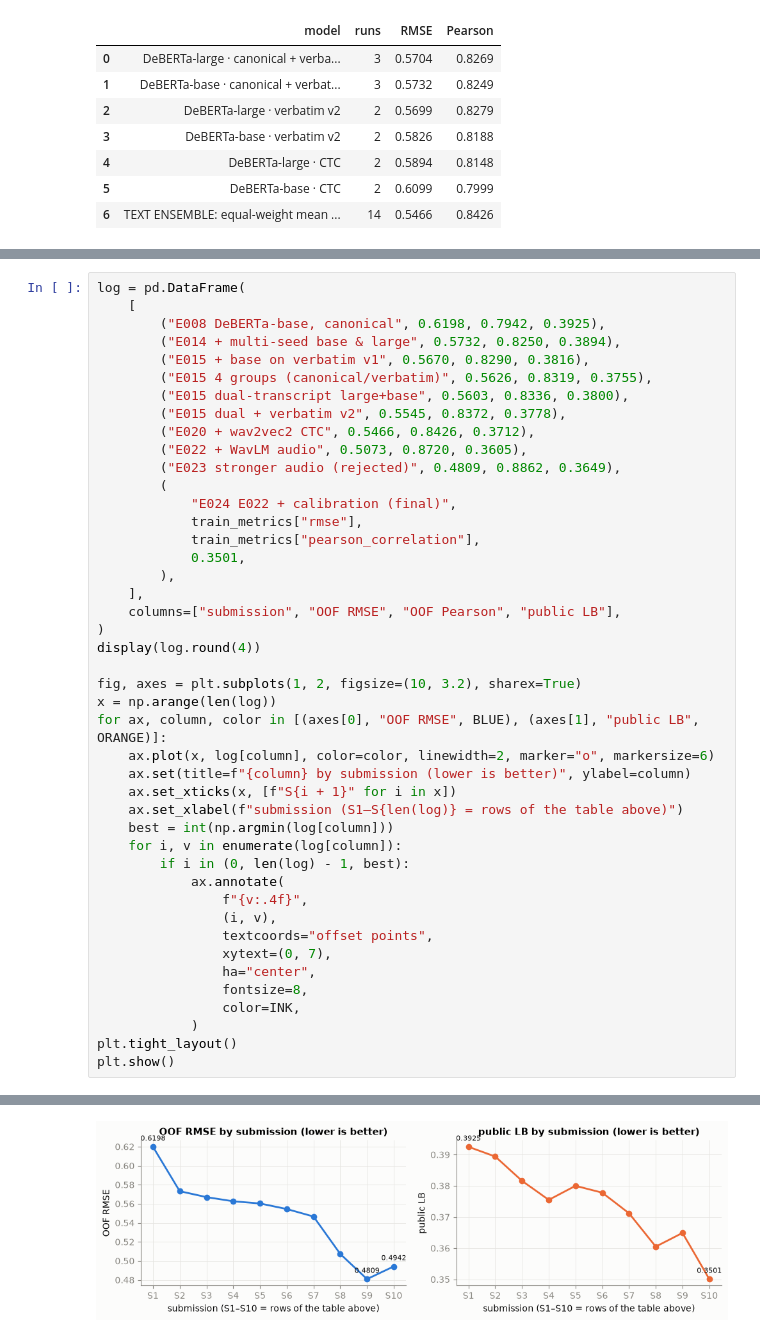
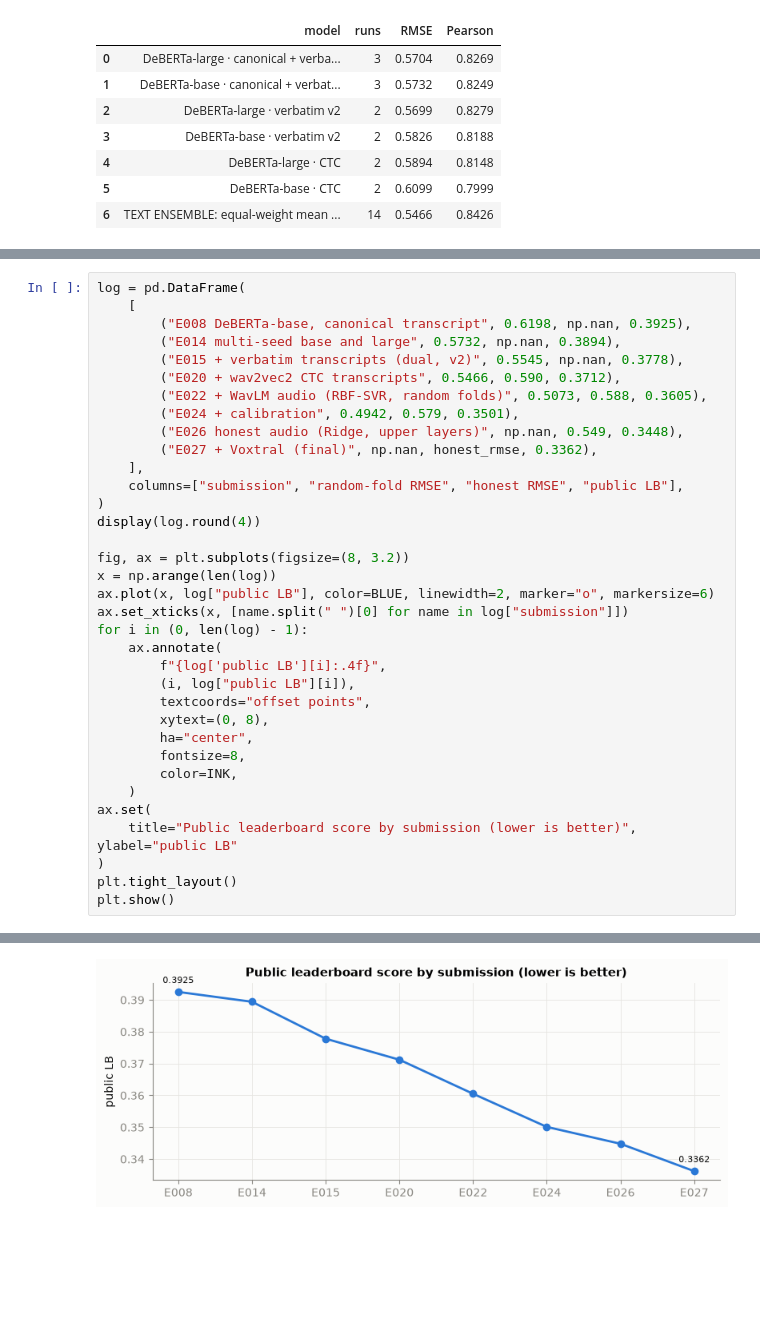
Before and after one commit to lijoraju/grammar-scoring, a Jupyter notebook: notebooks/03_final_submission.ipynb, the cells around one changed output, grey strips where cells are left out. Drawn from its saved outputs; the diff is of its cells as text; blank space fills up the shorter version.

```diff
--- a/notebooks/03_final_submission.ipynb
+++ b/notebooks/03_final_submission.ipynb
@@ -600,45 +642,36 @@ and move by a few thousandths from noise alone, so model choices were made on OO
 # %%
 log = pd.DataFrame(
     [
-        ("E008 DeBERTa-base, canonical", 0.6198, 0.7942, 0.3925),
-        ("E014 + multi-seed base & large", 0.5732, 0.8250, 0.3894),
-        ("E015 + base on verbatim v1", 0.5670, 0.8290, 0.3816),
-        ("E015 4 groups (canonical/verbatim)", 0.5626, 0.8319, 0.3755),
-        ("E015 dual-transcript large+base", 0.5603, 0.8336, 0.3800),
-        ("E015 dual + verbatim v2", 0.5545, 0.8372, 0.3778),
-        ("E020 + wav2vec2 CTC", 0.5466, 0.8426, 0.3712),
-        ("E022 + WavLM audio", 0.5073, 0.8720, 0.3605),
-        ("E023 stronger audio (rejected)", 0.4809, 0.8862, 0.3649),
-        (
-            "E024 E022 + calibration (final)",
-            train_metrics["rmse"],
-            train_metrics["pearson_correlation"],
-            0.3501,
-        ),
+        ("E008 DeBERTa-base, canonical transcript", 0.6198, np.nan, 0.3925),
+        ("E014 multi-seed base and large", 0.5732, np.nan, 0.3894),
+        ("E015 + verbatim transcripts (dual, v2)", 0.5545, np.nan, 0.3778),
+        ("E020 + wav2vec2 CTC transcripts", 0.5466, 0.590, 0.3712),
+        ("E022 + WavLM audio (RBF-SVR, random folds)", 0.5073, 0.588, 0.3605),
+        ("E024 + calibration", 0.4942, 0.579, 0.3501),
+        ("E026 honest audio (Ridge, upper layers)", np.nan, 0.549, 0.3448),
+        ("E027 + Voxtral (final)", np.nan, honest_rmse, 0.3362),
     ],
-    columns=["submission", "OOF RMSE", "OOF Pearson", "public LB"],
+    columns=["submission", "random-fold RMSE", "honest RMSE", "public LB"],
 )
 display(log.round(4))
 
-fig, axes = plt.subplots(1, 2, figsize=(10, 3.2), sharex=True)
+fig, ax = plt.subplots(figsize=(8, 3.2))
 x = np.arange(len(log))
-for ax, column, color in [(axes[0], "OOF RMSE", BLUE), (axes[1], "public LB", ORANGE)]:
-    ax.plot(x, log[column], color=color, linewidth=2, marker="o", markersize=6)
-    ax.set(title=f"{column} by submission (lower is better)", ylabel=column)
-    ax.set_xticks(x, [f"S{i + 1}" for i in x])
-    ax.set_xlabel(f"submission (S1–S{len(log)} = rows of the table above)")
-    best = int(np.argmin(log[column]))
-    for i, v in enumerate(log[column]):
-        if i in (0, len(log) - 1, best):
-            ax.annotate(
-                f"{v:.4f}",
-                (i, v),
-                textcoords="offset points",
-                xytext=(0, 7),
-                ha="center",
-                fontsize=8,
-                color=INK,
-            )
+ax.plot(x, log["public LB"], color=BLUE, linewidth=2, marker="o", markersize=6)
+ax.set_xticks(x, [name.split(" ")[0] for name in log["submission"]])
+for i in (0, len(log) - 1):
+    ax.annotate(
+        f"{log['public LB'][i]:.4f}",
+        (i, log["public LB"][i]),
+        textcoords="offset points",
+        xytext=(0, 8),
+        ha="center",
+        fontsize=8,
+        color=INK,
+    )
+ax.set(
+    title="Public leaderboard score by submission (lower is better)", ylabel="public LB"
+)
 plt.tight_layout()
 plt.show()
 # %% [output]
@@ -656,2 +687,2 @@ plt.show()
-[figure, old version]
+[figure, new version]
 # %% [markdown]
```
Also changed, not shown: parts of 21 cells of this notebook, 4 other files.
